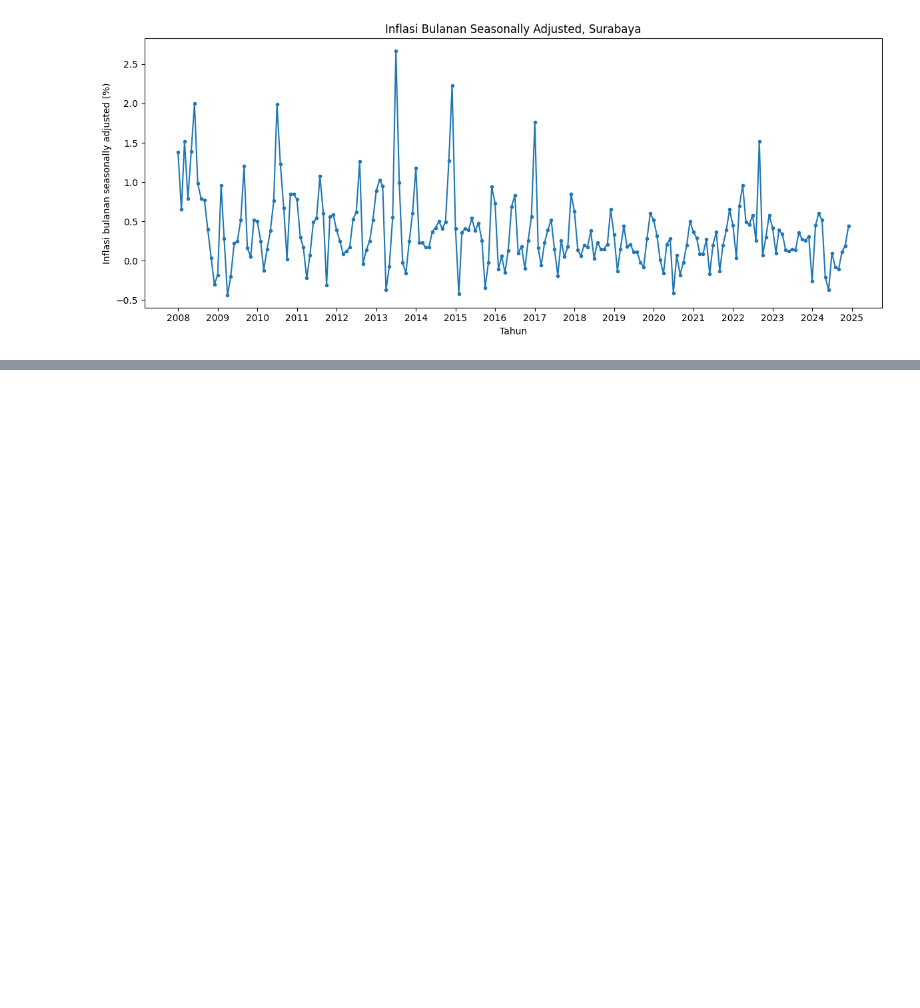
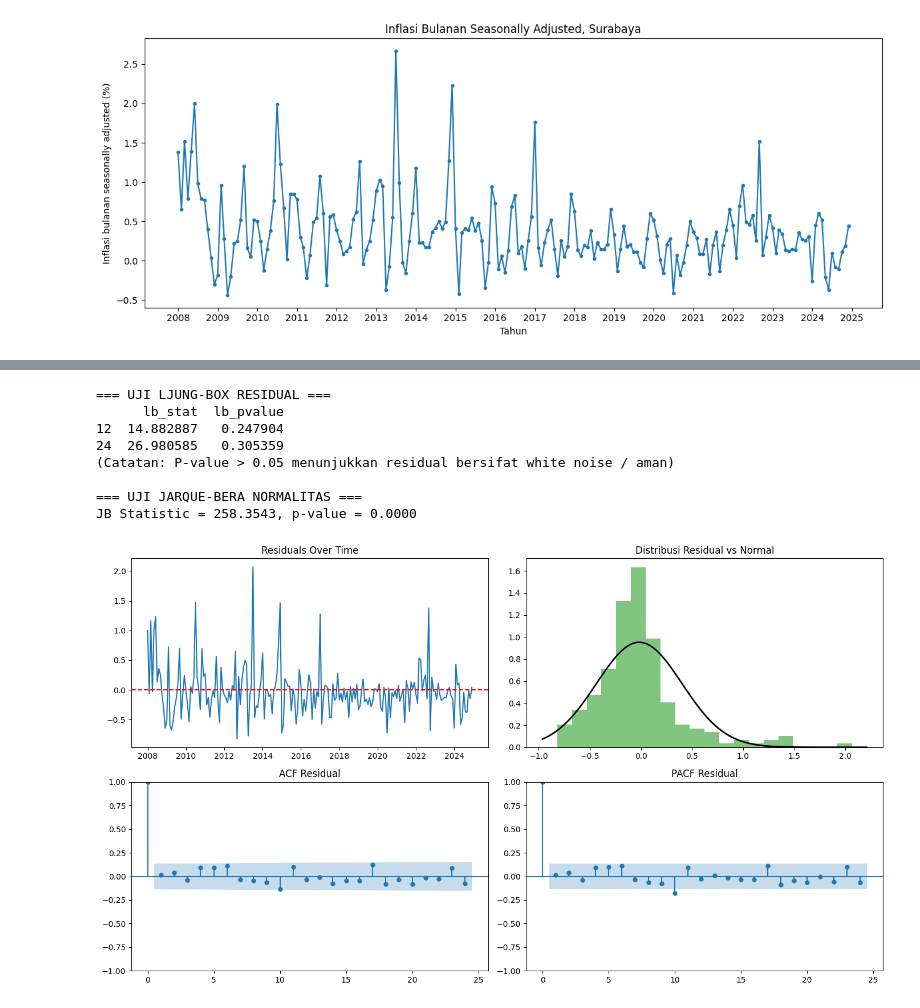
Before and after one commit to sapyyens/Analisis-Deret-Waktu_24083010041, a Jupyter notebook: projek akhir.ipynb, the cells around one changed output, grey strips where cells are left out. Cells and saved outputs as stored; diff of their text form; code cells hidden in the pictures; blank space fills up the shorter version.

```diff
--- a/projek akhir.ipynb
+++ b/projek akhir.ipynb
@@ -106,3 +106,20 @@ fig.tight_layout()
 plt.show()
 # %% [output]
 [figure]
+# %%
+from statsmodels.tsa.stattools import adfuller, kpss
+
+series = (
+    df_plot.sort_values('Tanggal')
+    .set_index('Tanggal')['Bulanan']
+    .astype(float)
+)
+
+if series.isna().any():
+    raise ValueError("Bulanan contains missing values; handle those before testing.")
+
+adf_result = adfuller(series, regression='c', autolag='AIC')
+kpss_result = kpss(series, regression='c', nlags='auto')
+
+print(f"ADF p-value:  {adf_result[1]:.4f}")
+print(f"KPSS p-value: {kpss_result[1]:.4f}")
@@ -108,0 +220,52 @@ plt.show()
+# %%
+import statsmodels.api as sm
+from scipy import stats
+import matplotlib.pyplot as plt
+import numpy as np
+
+# Mengambil residual dari model optimal
+residuals = stepwise_model.resid()
+
+# 1. Uji Ljung-Box untuk Autokorelasi Residual (pada lag 12 dan 24)
+lb_test = sm.stats.acorr_ljungbox(residuals, lags=[12, 24], return_df=True)
+print("=== UJI LJUNG-BOX RESIDUAL ===")
+print(lb_test)
+print("(Catatan: P-value > 0.05 menunjukkan residual bersifat white noise / aman)\n")
+
+# 2. Uji Normalitas Jarque-Bera
+jb_stat, jb_pvalue = stats.jarque_bera(residuals)
+print(f"=== UJI JARQUE-BERA NORMALITAS ===")
+print(f"JB Statistic = {jb_stat:.4f}, p-value = {jb_pvalue:.4f}\n")
+
+# 3. Plot Diagnostik Residual
+fig, axes = plt.subplots(2, 2, figsize=(14, 8))
+
+axes[0, 0].plot(residuals, color='tab:blue')
+axes[0, 0].set_title("Residuals Over Time")
+axes[0, 0].axhline(0, color='red', linestyle='--')
+
+axes[0, 1].hist(residuals, bins=20, density=True, alpha=0.6, color='tab:green')
+xmin, xmax = axes[0, 1].get_xlim()
+x = np.linspace(xmin, xmax, 100)
+p = stats.norm.pdf(x, np.mean(residuals), np.std(residuals))
+axes[0, 1].plot(x, p, 'k', linewidth=2)
+axes[0, 1].set_title("Distribusi Residual vs Normal")
+
+sm.graphics.tsa.plot_acf(residuals, lags=24, ax=axes[1, 0], alpha=0.05)
+axes[1, 0].set_title("ACF Residual")
+
+sm.graphics.tsa.plot_pacf(residuals, lags=24, ax=axes[1, 1], method='yw', alpha=0.05)
+axes[1, 1].set_title("PACF Residual")
+
+plt.tight_layout()
+plt.show()
+# %% [output]
+=== UJI LJUNG-BOX RESIDUAL ===
+      lb_stat  lb_pvalue
+12  14.882887   0.247904
+24  26.980585   0.305359
+(Catatan: P-value > 0.05 menunjukkan residual bersifat white noise / aman)
+
+=== UJI JARQUE-BERA NORMALITAS ===
+JB Statistic = 258.3543, p-value = 0.0000
+[figure, added]
```
Also changed, not shown: parts of 6 cells of this notebook.
